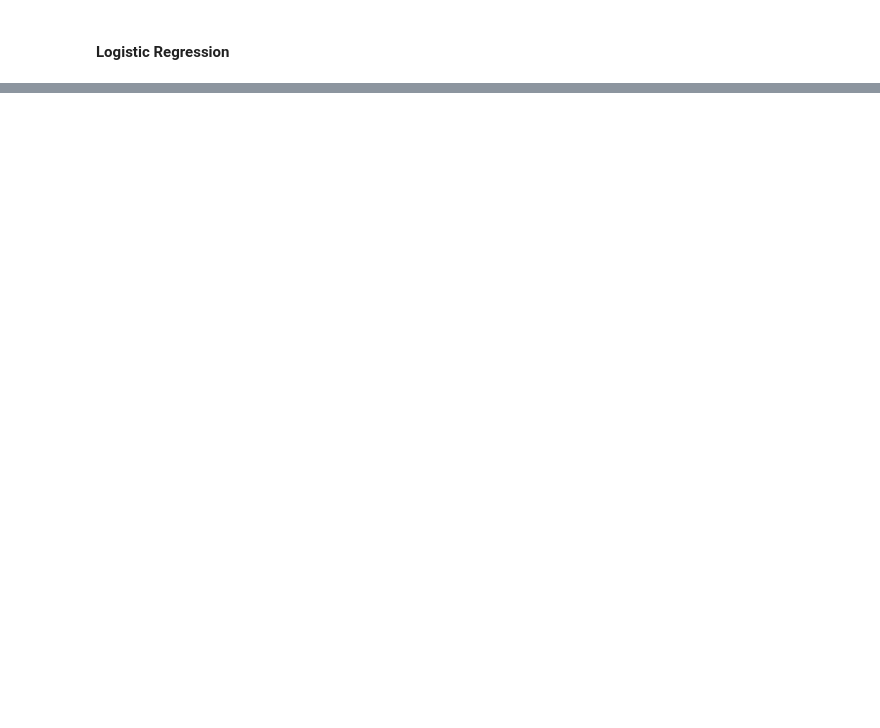
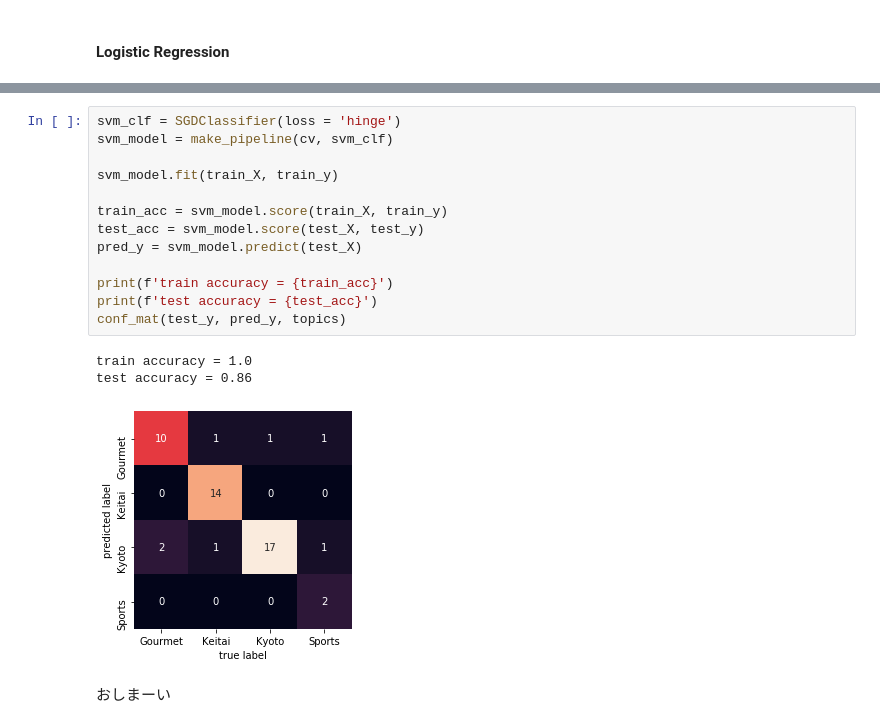
Before and after one commit to TakumiKojima/Chap2_cording, a Jupyter notebook: kojima_hm.ipynb, the cells around one changed output, grey strips where cells are left out. Drawn from its saved outputs; the diff is of its cells as text; blank space fills up the shorter version.

```diff
--- a/kojima_hm.ipynb
+++ b/kojima_hm.ipynb
@@ -64,0 +167,19 @@ Name: label, dtype: int64
+# %%
+svm_clf = SGDClassifier(loss = 'hinge')
+svm_model = make_pipeline(cv, svm_clf)
+
+svm_model.fit(train_X, train_y)
+
+train_acc = svm_model.score(train_X, train_y)
+test_acc = svm_model.score(test_X, test_y)
+pred_y = svm_model.predict(test_X)
+
+print(f'train accuracy = {train_acc}')
+print(f'test accuracy = {test_acc}')
+conf_mat(test_y, pred_y, topics)
+# %% [output]
+train accuracy = 1.0
+test accuracy = 0.86
+[figure, added]
+# %% [markdown]
+おしまーい
```
Also changed, not shown: parts of 22 cells of this notebook.
